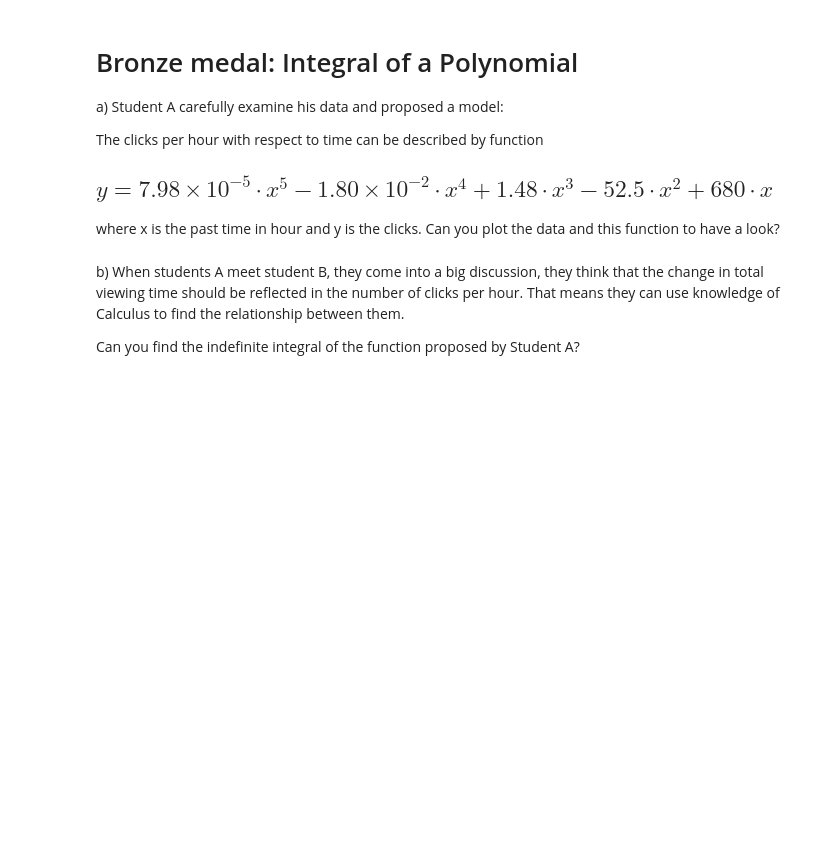
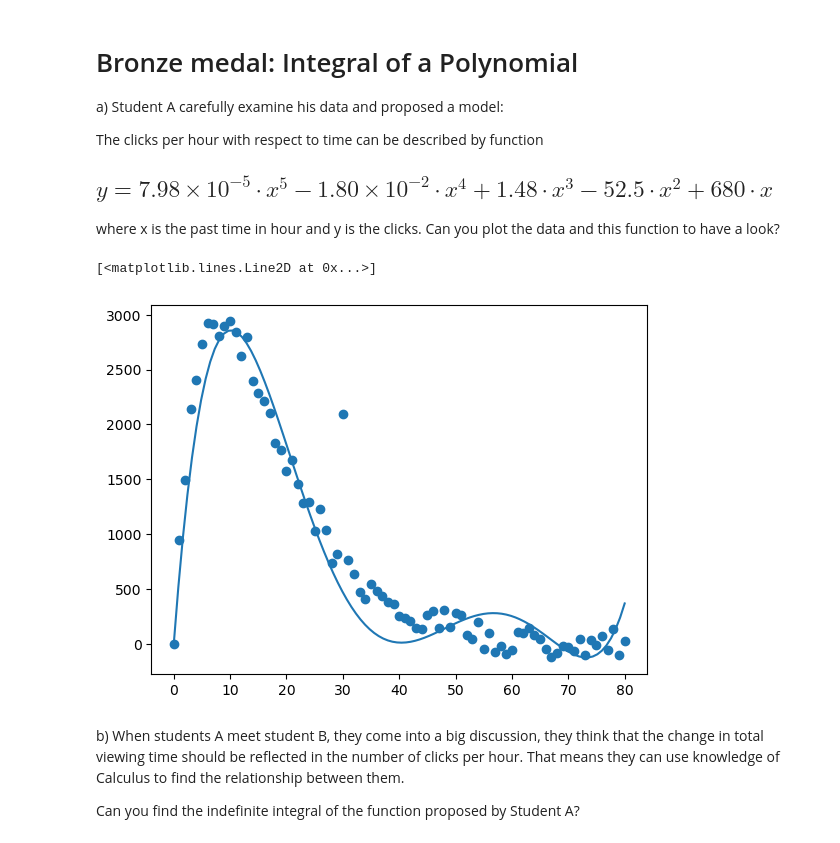
Before and after one commit to calginsburg/robot-camp-individual-15088669, a Jupyter notebook: challenge_calculus/Review_Calculus.ipynb, the cells around one changed output. Cells and saved outputs as stored; diff of their text form; code cells hidden in the pictures; blank space fills up the shorter version.

```diff
--- a/challenge_calculus/Review_Calculus.ipynb
+++ b/challenge_calculus/Review_Calculus.ipynb
@@ -81,6 +81,26 @@ The clicks per hour with respect to time can be described by function
 ## $y=7.98 \times 10^{-5} \cdot x^5 - 1.80 \times 10^{-2} \cdot x^4 + 1.48 \cdot x^3 - 52.5 \cdot x^2 + 680 \cdot x$
 
 where x is the past time in hour and y is the clicks. Can you plot the data and this function to have a look?
+# %%
+import numpy as np
+import pandas as pd
+import matplotlib.pyplot as plt
+
+
+df = pd.read_csv('data_student_A.csv')
+
+
+
+x = np.linspace(0, 80, 100)
+
+
+y = (7.98e-5 * x**5) - (1.80e-2 * x**4) + (1.48 * x**3) - (52.5 * x**2) + (680 * x)
+
+plt.scatter(df['time (h)'], df[' clicks per hour'])
+plt.plot(x, y)
+# %% [output]
+[<matplotlib.lines.Line2D at 0x...>]
+[figure, added]
 # %% [markdown]
 b) When students A meet student B, they come into a big discussion, they think that the change in total viewing time should be reflected in the number of clicks per hour. That means they can use knowledge of Calculus to find the relationship between them.
 
```
Also changed, not shown: parts of 2 cells of this notebook.
